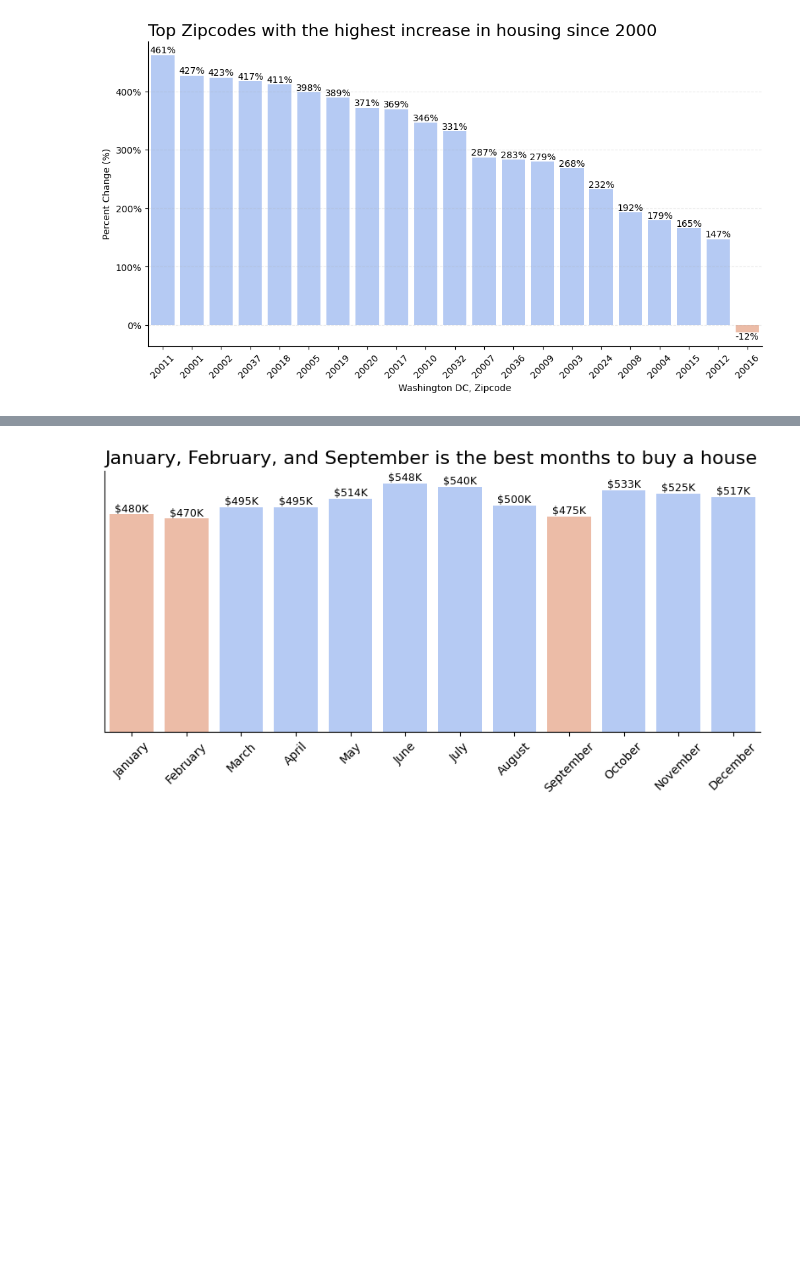
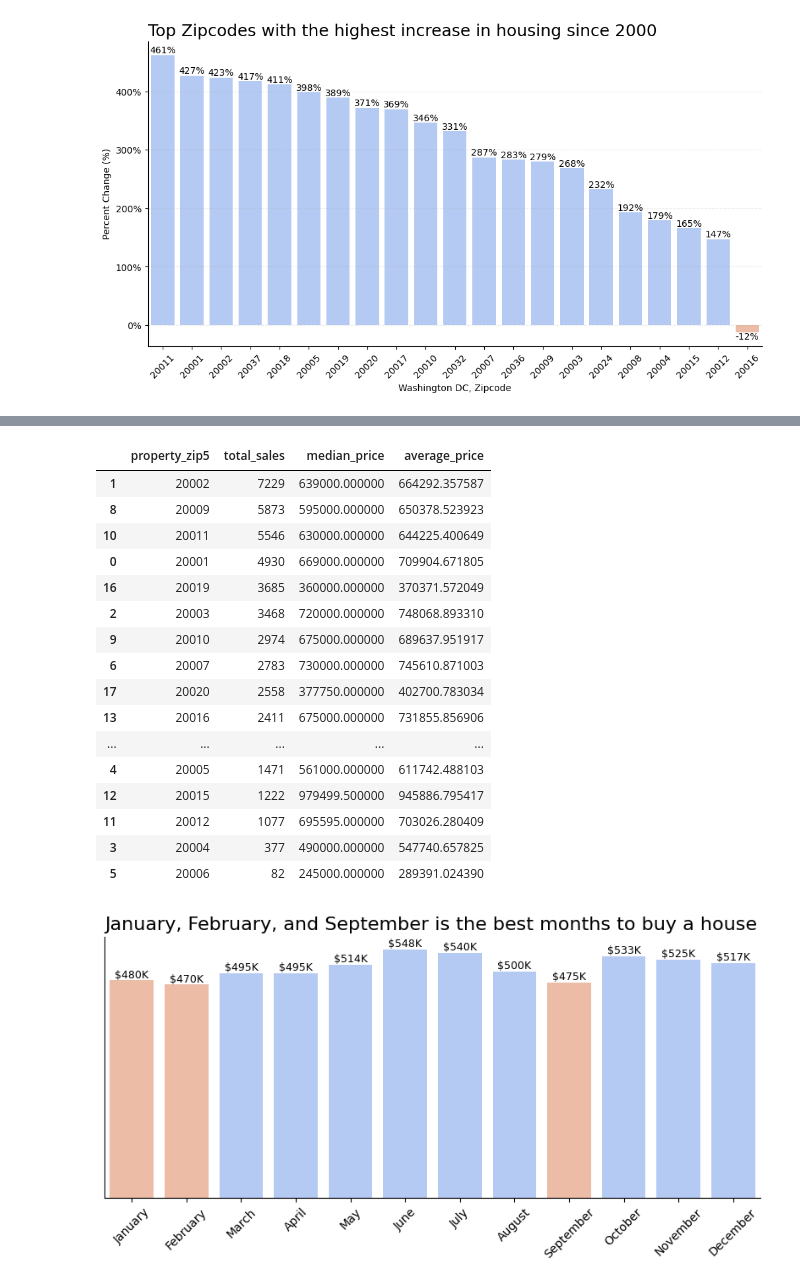
Before and after one commit to sierraperezdavid31/CIS9650-DC-Sales, a Jupyter notebook: Group_Project_15.ipynb, the cells around one changed output, grey strips where cells are left out. Saved outputs shown, nothing was run; the diff lists cells and outputs as text; code cells hidden in the pictures; blank space fills up the shorter version.

```diff
--- a/Group_Project_15.ipynb
+++ b/Group_Project_15.ipynb
@@ -417,3 +839,25 @@ plt.show()
+# %%
+# Styled table with color gradient
+
+zip_summary.style.background_gradient(cmap='Blues')
+# %% [output]
+|  | property_zip5 | total_sales | median_price | average_price |
+| 1 | 20002 | 7229 | 639000.000000 | 664292.357587 |
+| 8 | 20009 | 5873 | 595000.000000 | 650378.523923 |
+| 10 | 20011 | 5546 | 630000.000000 | 644225.400649 |
+| 0 | 20001 | 4930 | 669000.000000 | 709904.671805 |
+| 16 | 20019 | 3685 | 360000.000000 | 370371.572049 |
+| 2 | 20003 | 3468 | 720000.000000 | 748068.893310 |
+| 9 | 20010 | 2974 | 675000.000000 | 689637.951917 |
+| 6 | 20007 | 2783 | 730000.000000 | 745610.871003 |
+| 17 | 20020 | 2558 | 377750.000000 | 402700.783034 |
+| 13 | 20016 | 2411 | 675000.000000 | 731855.856906 |
+| ... | ... | ... | ... | ... |
+| 4 | 20005 | 1471 | 561000.000000 | 611742.488103 |
+| 12 | 20015 | 1222 | 979499.500000 | 945886.795417 |
+| 11 | 20012 | 1077 | 695595.000000 | 703026.280409 |
+| 3 | 20004 | 377 | 490000.000000 | 547740.657825 |
+| 5 | 20006 | 82 | 245000.000000 | 289391.024390 |
 # %%
 # Sale Date breakdown by Day, Month, Year
 # David
```
Also changed, not shown: parts of 9 cells of this notebook.
